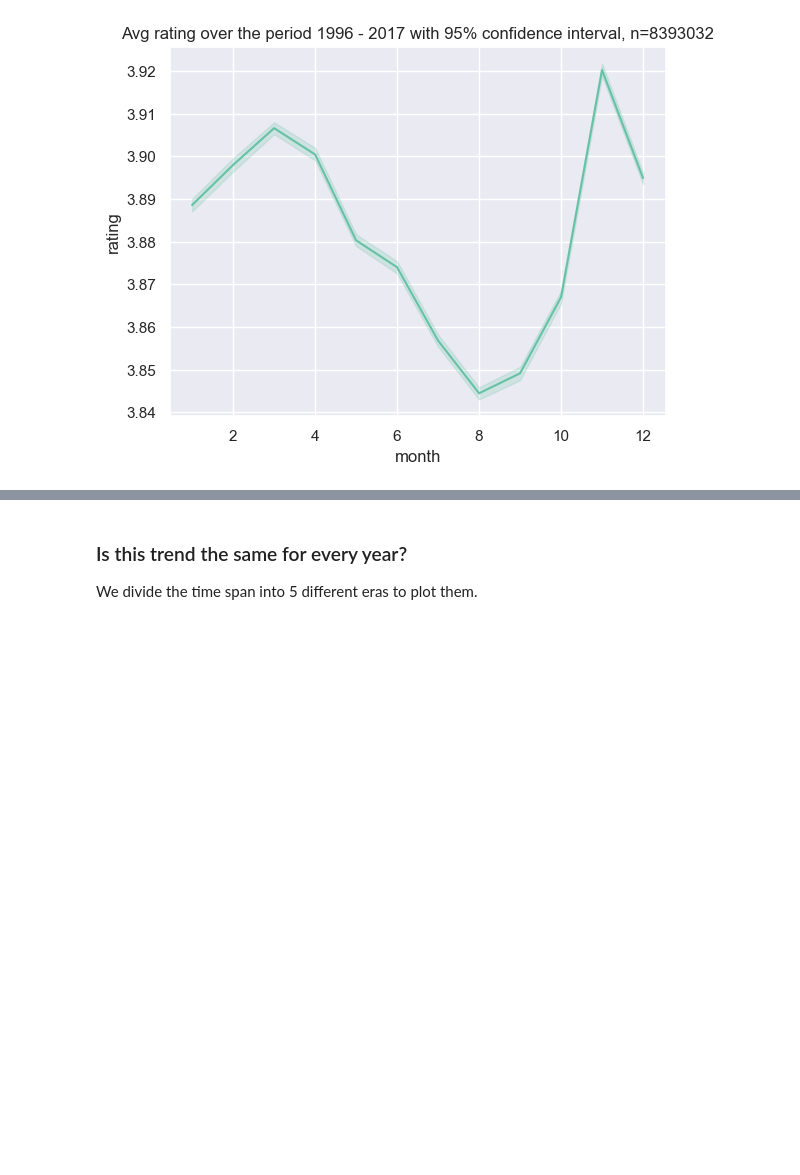
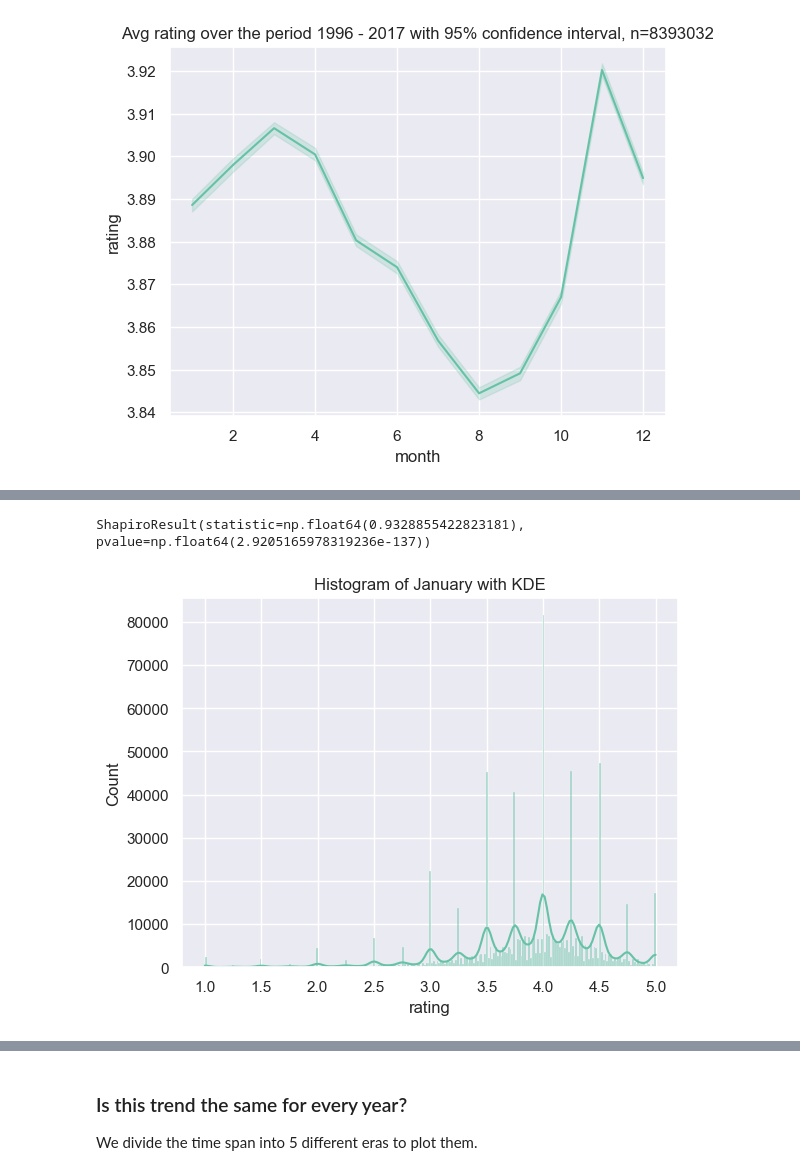
Before and after one commit to epfl-ada/ada-2024-project-leonardodatavinci, a Jupyter notebook: analysisTim.ipynb, the cells around one changed output, grey strips where cells are left out. Saved outputs shown, nothing was run; the diff lists cells and outputs as text; code cells hidden in the pictures; blank space fills up the shorter version.

```diff
--- a/analysisTim.ipynb
+++ b/analysisTim.ipynb
@@ -64,0 +60,9 @@ It looks as if the world doesn't rate the beers the same over the year! Why coul
+# %%
+months = np.sort(ratings_df["month"].unique())
+all_months_vals = []
+for m in months:
+    month_list = [rating for rating in ratings_df[ratings_df["month"] == m]["rating"].values]
+    all_months_vals.append(month_list)
+
+sns.histplot(all_months_vals[0], kde=True)
+all_months_vals[0]
@@ -64,0 +79,19 @@ It looks as if the world doesn't rate the beers the same over the year! Why coul
+# %%
+from scipy.stats import shapiro
+
+def get_rating_per_month(df: pd.DataFrame):
+    months = np.sort(df["month"].unique())
+    all_months_vals = []
+    for m in months:
+        month_list = [rating for rating in df[df["month"] == m]["rating"].values]
+        all_months_vals.append(month_list)
+    return all_months_vals
+
+all_months_vals = get_rating_per_month(ratings_df)
+h = sns.histplot(all_months_vals[0], kde=True)
+h.set_title("Histogram of January with KDE")
+h.set_xlabel("rating")
+shapiro(all_months_vals[0])
+# %% [output]
+ShapiroResult(statistic=np.float64(0.9328855422823181), pvalue=np.float64(2.9205165978319236e-137))
+[figure, added]
```
Also changed, not shown: parts of 23 cells of this notebook.
